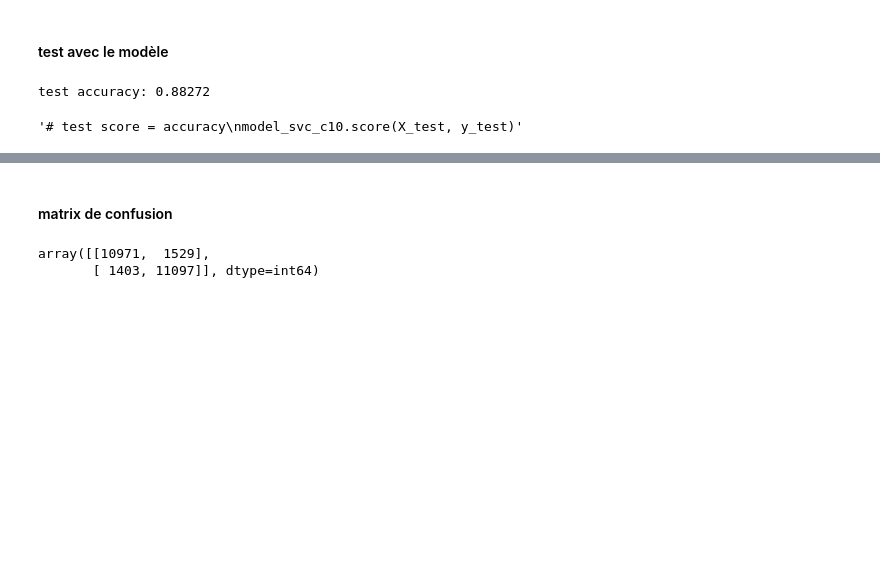
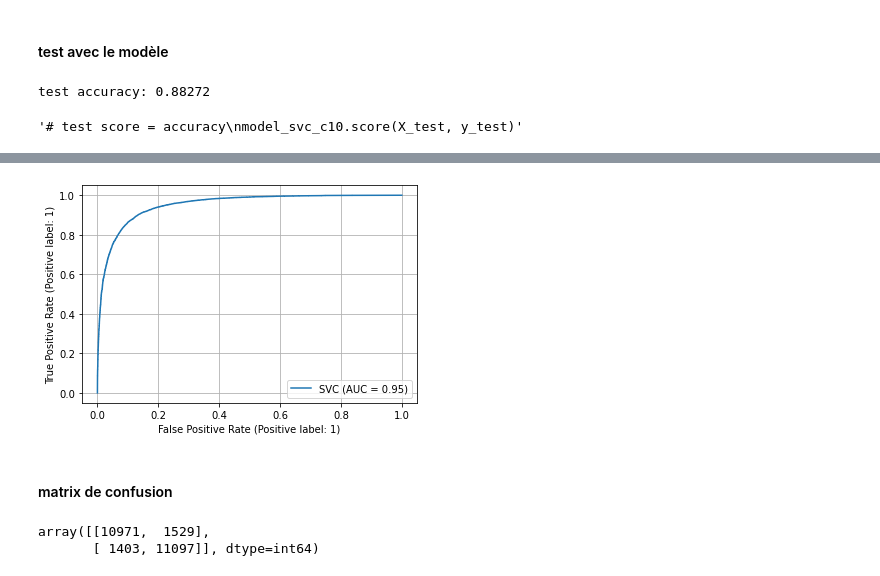
Before and after one commit to MiyukiMol/TP3_imdb, a Jupyter notebook: 2021_11_IMDB_3_test_final.ipynb, the cells around one changed output, grey strips where cells are left out. Drawn from its saved outputs; the diff is of its cells as text; code cells hidden in the pictures; blank space fills up the shorter version.

Commit message:
add grid

```diff
--- a/2021_11_IMDB_3_test_final.ipynb
+++ b/2021_11_IMDB_3_test_final.ipynb
@@ -57,3 +57,9 @@ plt.show()
+# %%
+plot_roc_curve(model_svc_c10, X_test, y_test)
+plt.grid()
+plt.show()
+# %% [output]
+[figure, added]
 # %% [markdown]
 #### matrix de confusion
 # %%
```
Also changed, not shown: parts of 16 cells of this notebook.
